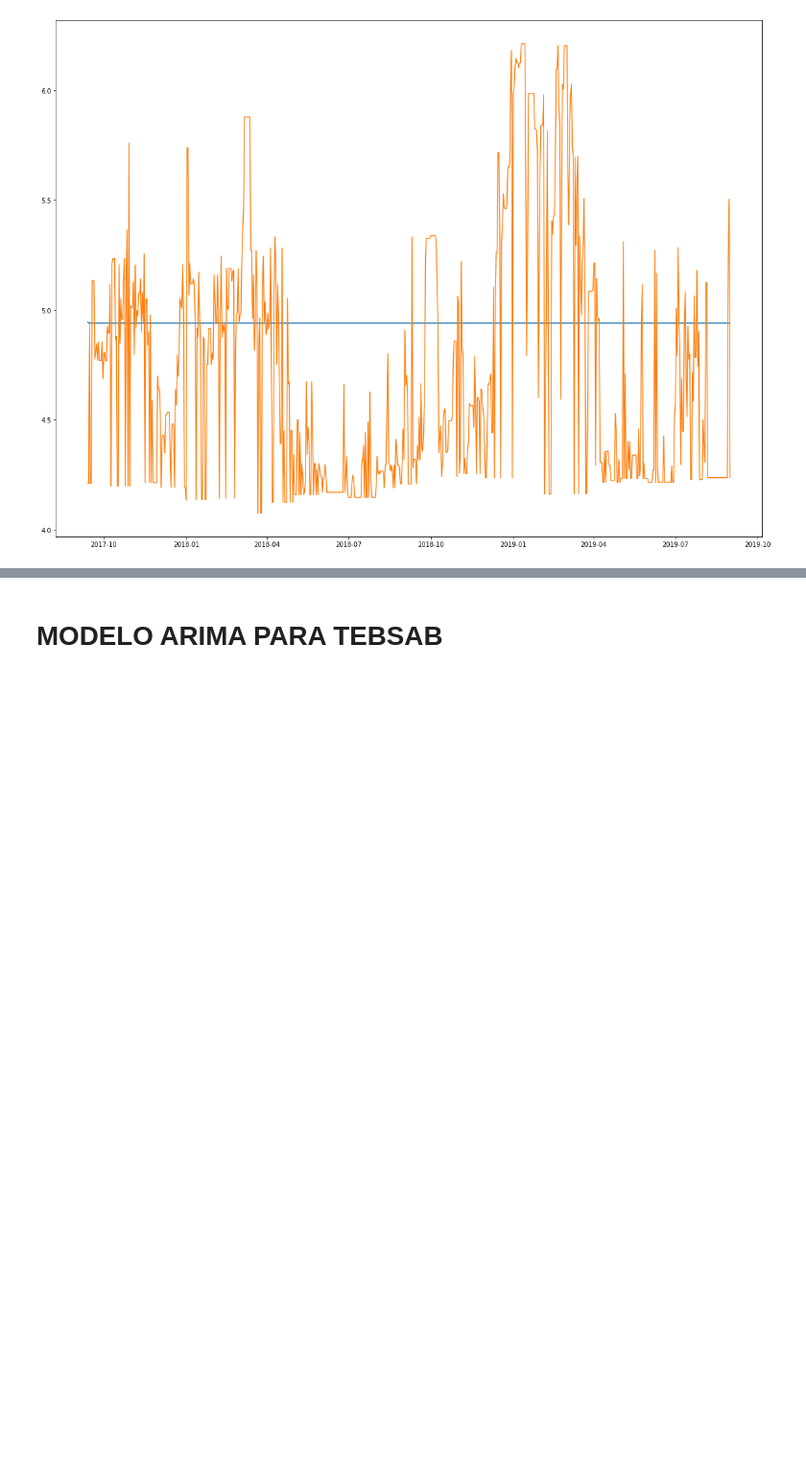
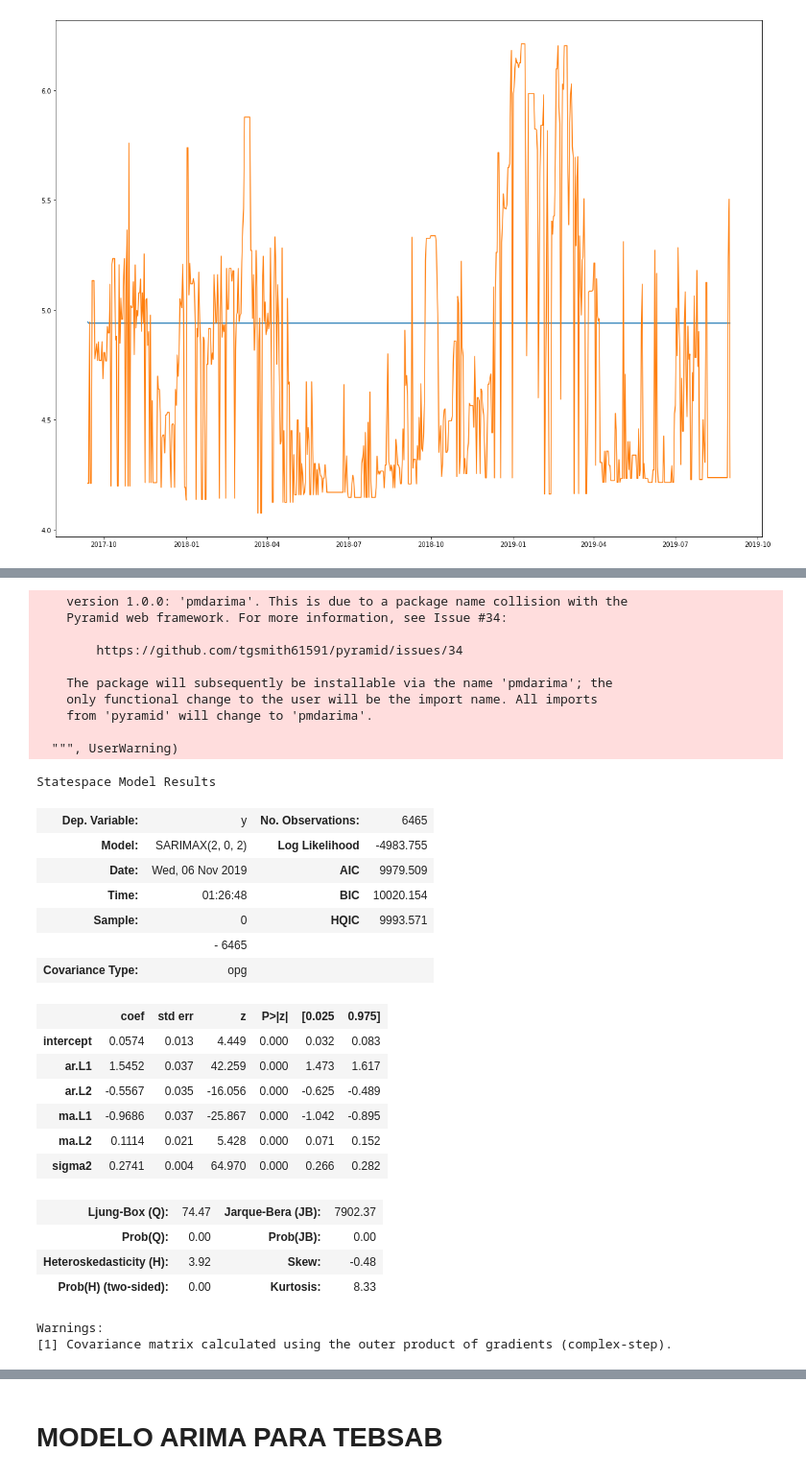
Before and after one commit to Vamarinpe/PAE, a Jupyter notebook: CodRecurso.ipynb, the cells around one changed output, grey strips where cells are left out. Shown at 96% size. Cells and saved outputs as stored; diff of their text form; code cells hidden in the pictures; blank space fills up the shorter version.

```diff
--- a/CodRecurso.ipynb
+++ b/CodRecurso.ipynb
@@ -534,2 +513,38 @@ Warnings:
+# %%
+# MODELO IDENTIFICADO POR LA IDENTIFICACIÓN AUTOMATICA
+from pyramid.arima import auto_arima
+auto_arima(M1BetaniaLogA).summary()
+# %% [output]
+    version 1.0.0: 'pmdarima'. This is due to a package name collision with the
+    Pyramid web framework. For more information, see Issue #34:
+
+        https://github.com/tgsmith61591/pyramid/issues/34
+
+    The package will subsequently be installable via the name 'pmdarima'; the
+    only functional change to the user will be the import name. All imports
+    from 'pyramid' will change to 'pmdarima'.
+
+  """, UserWarning)
+Statespace Model Results
+| Dep. Variable: | y | No. Observations: | 6465 |
+| Model: | SARIMAX(2, 0, 2) | Log Likelihood | -4983.755 |
+| Date: | Wed, 06 Nov 2019 | AIC | 9979.509 |
+| Time: | 01:26:48 | BIC | 10020.154 |
+| Sample: | 0 | HQIC | 9993.571 |
+|  | - 6465 |  |  |
+| Covariance Type: | opg |  |  |
+|  | coef | std err | z | P>|z| | [0.025 | 0.975] |
+| intercept | 0.0574 | 0.013 | 4.449 | 0.000 | 0.032 | 0.083 |
+| ar.L1 | 1.5452 | 0.037 | 42.259 | 0.000 | 1.473 | 1.617 |
+| ar.L2 | -0.5567 | 0.035 | -16.056 | 0.000 | -0.625 | -0.489 |
+| ma.L1 | -0.9686 | 0.037 | -25.867 | 0.000 | -1.042 | -0.895 |
+| ma.L2 | 0.1114 | 0.021 | 5.428 | 0.000 | 0.071 | 0.152 |
+| sigma2 | 0.2741 | 0.004 | 64.970 | 0.000 | 0.266 | 0.282 |
+| Ljung-Box (Q): | 74.47 | Jarque-Bera (JB): | 7902.37 |
+| Prob(Q): | 0.00 | Prob(JB): | 0.00 |
+| Heteroskedasticity (H): | 3.92 | Skew: | -0.48 |
+| Prob(H) (two-sided): | 0.00 | Kurtosis: | 8.33 |
+Warnings:
+[1] Covariance matrix calculated using the outer product of gradients (complex-step).
 # %%
 # MODELO IDENTIFICADO POR LA IDENTIFICACIÓN AUTOMATICA
```
Also changed, not shown: parts of 11 cells of this notebook.
